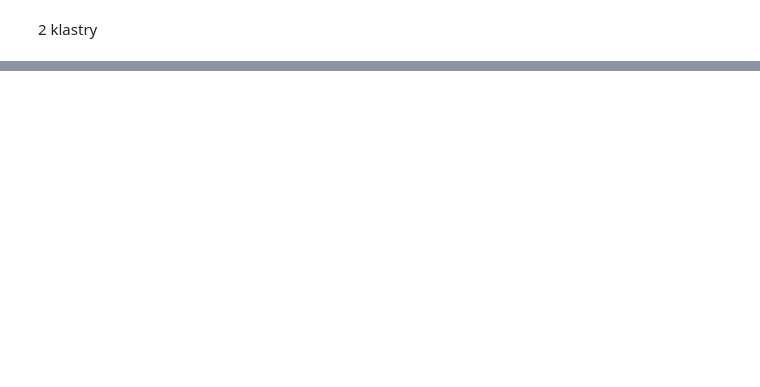
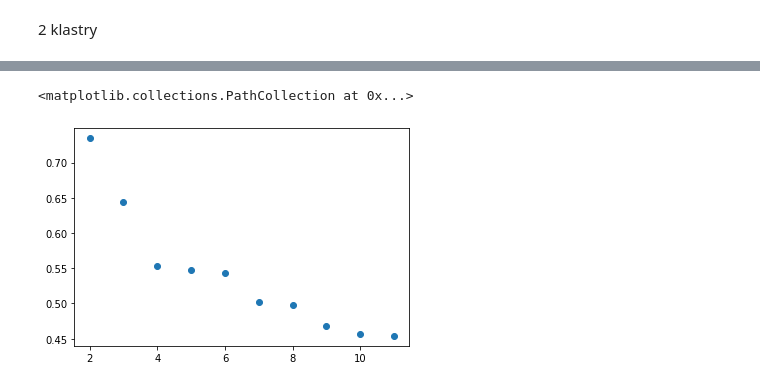
Before and after one commit to lynxoo/ue-wroc-sad, a Jupyter notebook: SAD.ipynb, the cells around one changed output, grey strips where cells are left out. Drawn from its saved outputs; the diff is of its cells as text; code cells hidden in the pictures; blank space fills up the shorter version.

```diff
--- a/SAD.ipynb
+++ b/SAD.ipynb
@@ -318,0 +340,5 @@ sns.heatmap(correlations,
+# %%
+plt.scatter(x=sample_clusters, y=silhouette_scores)
+# %% [output]
+<matplotlib.collections.PathCollection at 0x...>
+[figure, added]
```
Also changed, not shown: parts of 17 cells of this notebook.
